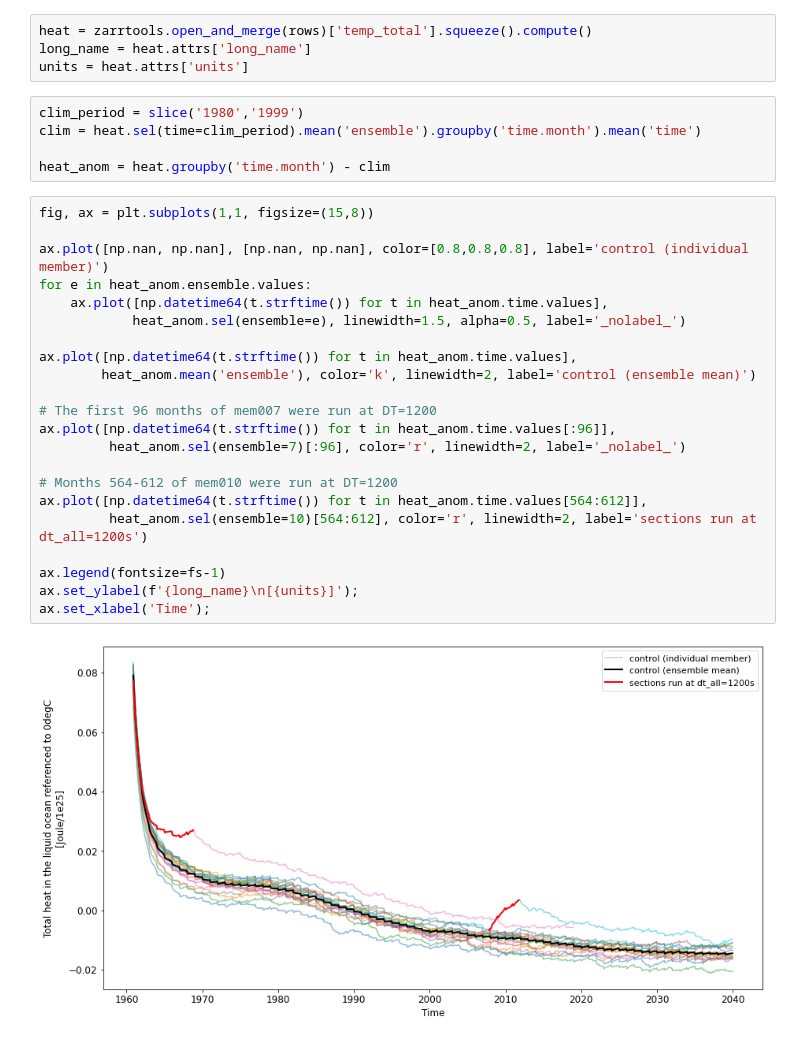
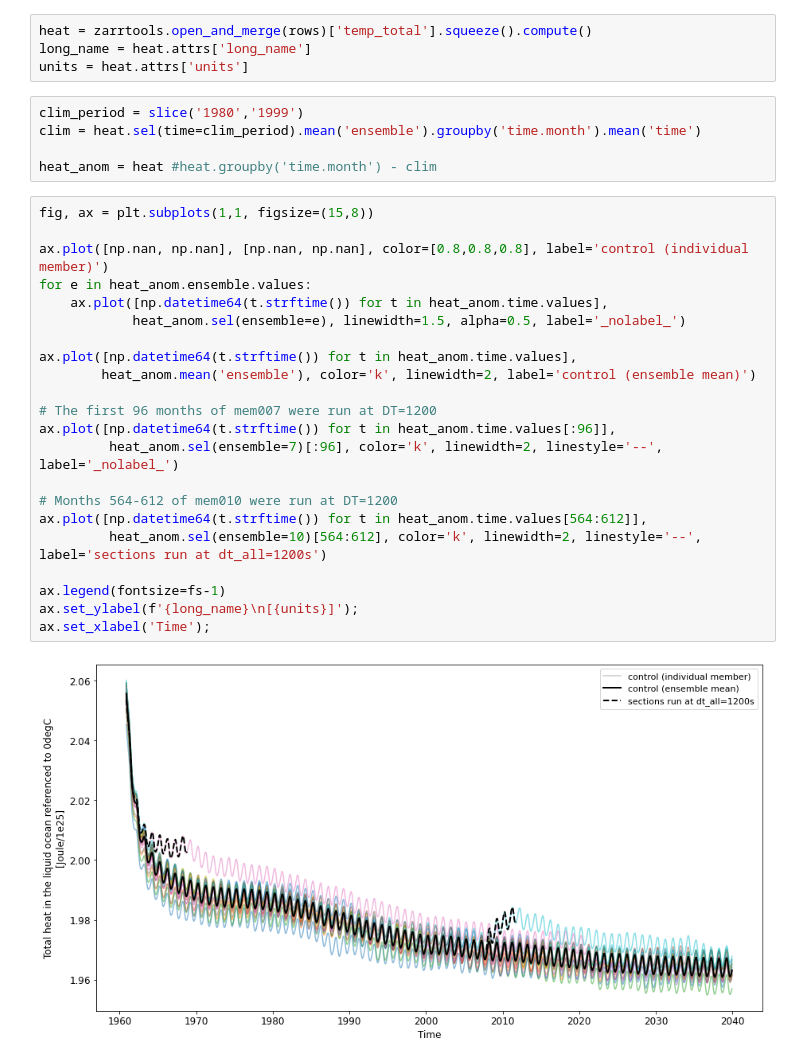
Before and after one commit to dougiesquire/cm-historical, a Jupyter notebook: notebooks/ctrl.ipynb, the cells around one changed output. Saved outputs shown, nothing was run; the diff lists cells and outputs as text.

```diff
--- a/notebooks/ctrl.ipynb
+++ b/notebooks/ctrl.ipynb
@@ -33,28 +33,28 @@ units = heat.attrs['units']
 clim_period = slice('1980','1999')
 clim = heat.sel(time=clim_period).mean('ensemble').groupby('time.month').mean('time')
 
-heat_anom = heat.groupby('time.month') - clim
+heat_anom = heat #heat.groupby('time.month') - clim
 # %%
 fig, ax = plt.subplots(1,1, figsize=(15,8))
 
 ax.plot([np.nan, np.nan], [np.nan, np.nan], color=[0.8,0.8,0.8], label='control (individual member)')
 for e in heat_anom.ensemble.values:
     ax.plot([np.datetime64(t.strftime()) for t in heat_anom.time.values],
             heat_anom.sel(ensemble=e), linewidth=1.5, alpha=0.5, label='_nolabel_')
 
 ax.plot([np.datetime64(t.strftime()) for t in heat_anom.time.values],
         heat_anom.mean('ensemble'), color='k', linewidth=2, label='control (ensemble mean)')
 
 # The first 96 months of mem007 were run at DT=1200
 ax.plot([np.datetime64(t.strftime()) for t in heat_anom.time.values[:96]],
-         heat_anom.sel(ensemble=7)[:96], color='r', linewidth=2, label='_nolabel_')
+         heat_anom.sel(ensemble=7)[:96], color='k', linewidth=2, linestyle='--', label='_nolabel_')
 
 # Months 564-612 of mem010 were run at DT=1200
 ax.plot([np.datetime64(t.strftime()) for t in heat_anom.time.values[564:612]],
-         heat_anom.sel(ensemble=10)[564:612], color='r', linewidth=2, label='sections run at dt_all=1200s')
+         heat_anom.sel(ensemble=10)[564:612], color='k', linewidth=2, linestyle='--', label='sections run at dt_all=1200s')
 
 ax.legend(fontsize=fs-1)
 ax.set_ylabel(f'{long_name}\n[{units}]');
 ax.set_xlabel('Time');
 # %% [output]
-[figure, old version]
+[figure, new version]
```
Also changed, not shown: 1 other file.
